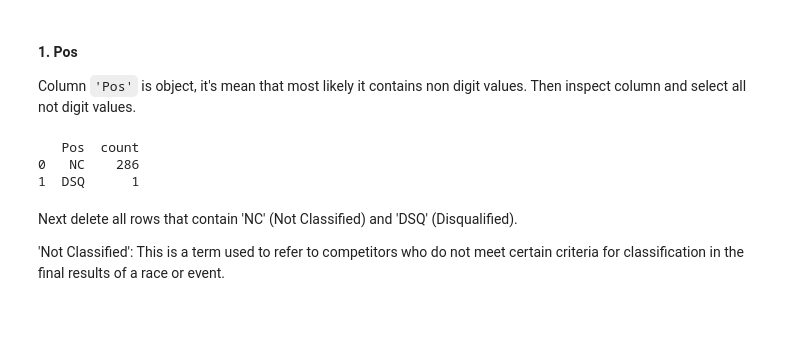
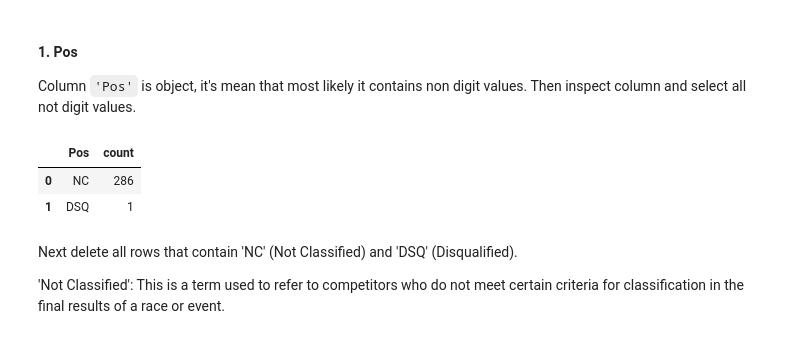
Before and after one commit to S0la1re/GT-World-Challenge-Europe-Data-Analysis, a Jupyter notebook: data_preparation.ipynb, the cells around one changed output. Saved outputs shown, nothing was run; the diff lists cells and outputs as text; code cells hidden in the pictures.

```diff
--- a/data_preparation.ipynb
+++ b/data_preparation.ipynb
@@ -141,11 +141,11 @@ Columns that contain missing values:
 #### 1. Pos
 Column `'Pos'` is object, it's mean that most likely it contains non digit values. Then inspect column and select all not digit values.
 # %%
-print(all_races[all_races['Pos'].str.contains('\D', regex=True, na=False)]['Pos'].value_counts().reset_index())
+all_races[all_races['Pos'].str.contains('\D', regex=True, na=False)]['Pos'].value_counts().reset_index()
 # %% [output]
-   Pos  count
-0   NC    286
-1  DSQ      1
+|  | Pos | count |
+| 0 | NC | 286 |
+| 1 | DSQ | 1 |
 # %% [markdown]
 Next delete all rows that contain 'NC' (Not Classified) and 'DSQ' (Disqualified).
 
```
Also changed, not shown: parts of 6 cells of this notebook.
